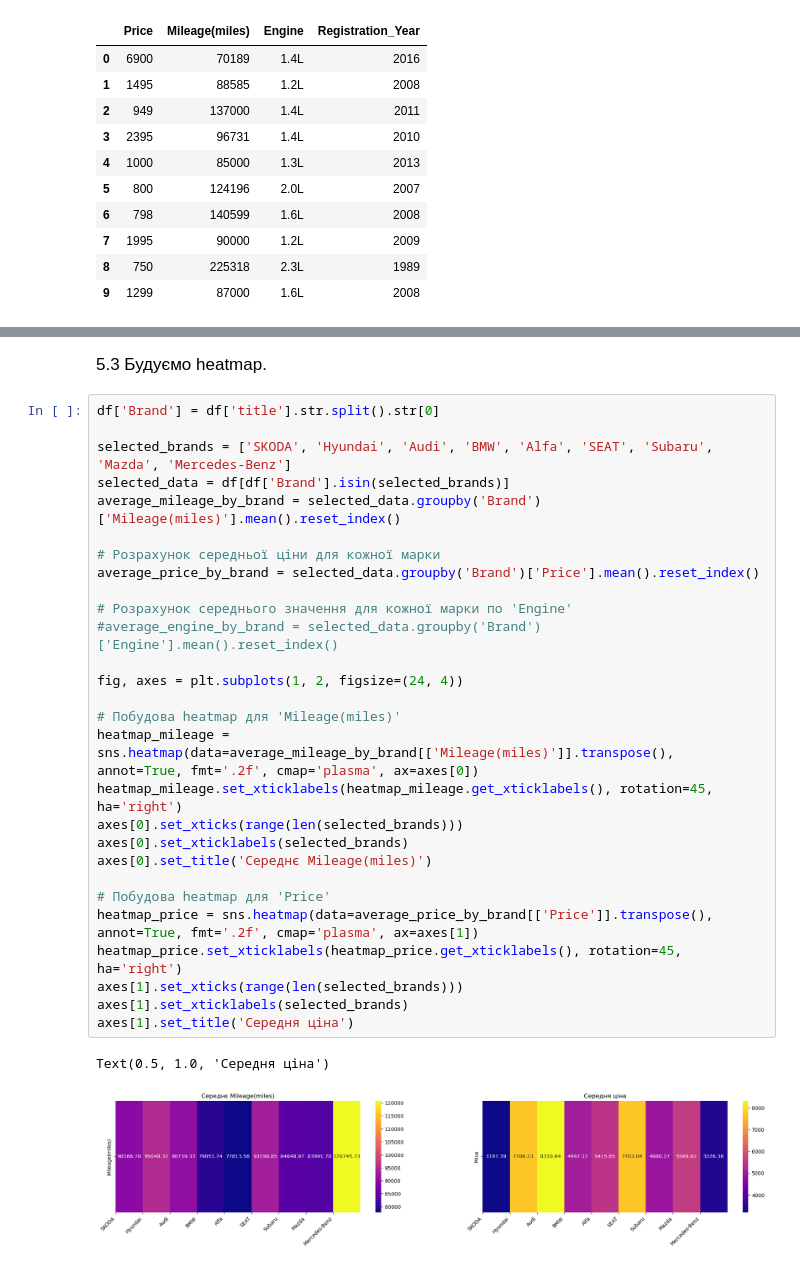
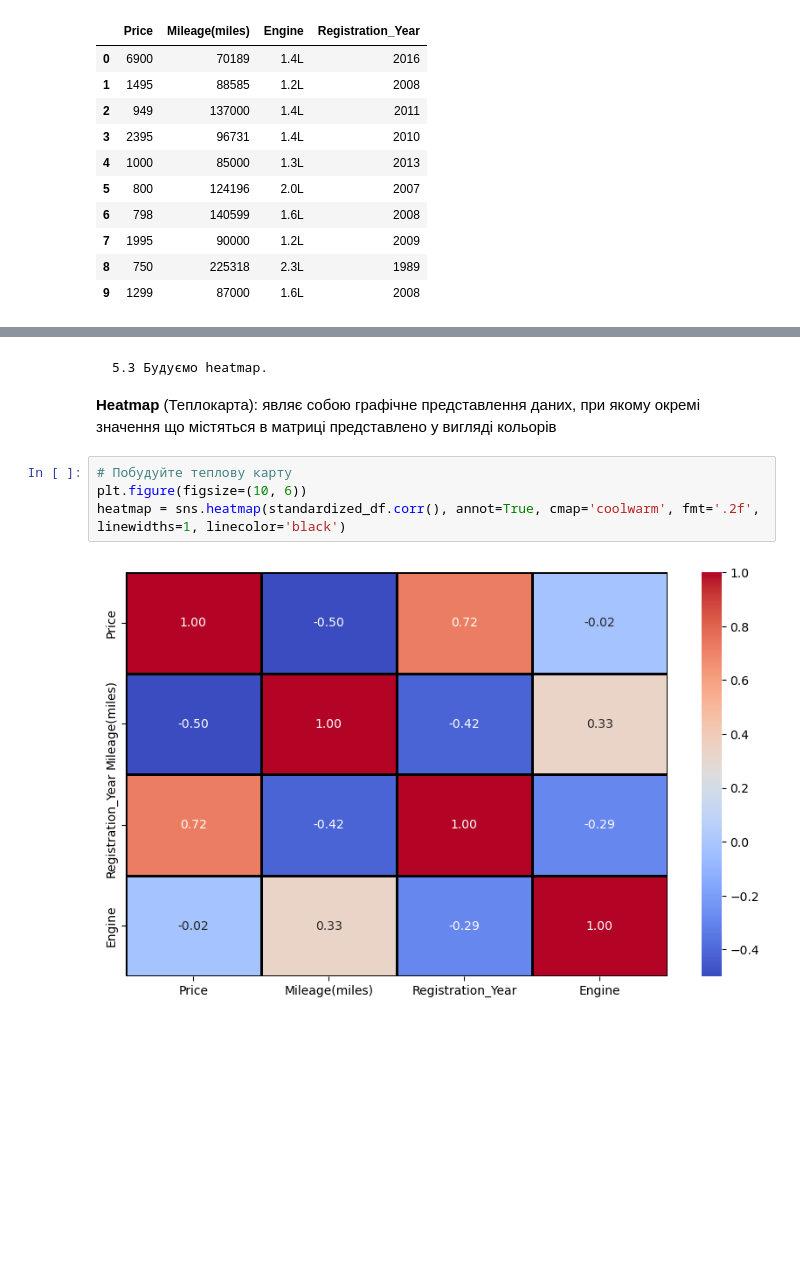
Before and after one commit to artemyak5/SRP, a Jupyter notebook: coursework/main.ipynb, the cells around one changed output, grey strips where cells are left out. Drawn from its saved outputs; the diff is of its cells as text; blank space fills up the shorter version.

```diff
--- a/coursework/main.ipynb
+++ b/coursework/main.ipynb
@@ -267,36 +386,14 @@ sns.barplot(x=df['Registration_Year'], y=df['Mileage(miles)'])
 <Axes: xlabel='Registration_Year', ylabel='Mileage(miles)'>
 [figure]
 # %% [markdown]
-<p style="font-size: 17px;">5.3 Будуємо heatmap.</p>
+    5.3 Будуємо heatmap.
+
+**Heatmap** (Теплокарта):
+являє собою графічне представлення даних, при якому окремі значення що містяться в матриці представлено у вигляді кольорів
-# %%
-df['Brand'] = df['title'].str.split().str[0]
-
-selected_brands = ['SKODA', 'Hyundai', 'Audi', 'BMW', 'Alfa', 'SEAT', 'Subaru', 'Mazda', 'Mercedes-Benz']
-selected_data = df[df['Brand'].isin(selected_brands)]
-average_mileage_by_brand = selected_data.groupby('Brand')['Mileage(miles)'].mean().reset_index()
-
-# Розрахунок середньої ціни для кожної марки
-average_price_by_brand = selected_data.groupby('Brand')['Price'].mean().reset_index()
-
-# Розрахунок середнього значення для кожної марки по 'Engine'
-#average_engine_by_brand = selected_data.groupby('Brand')['Engine'].mean().reset_index()
-
-fig, axes = plt.subplots(1, 2, figsize=(24, 4))
-
-# Побудова heatmap для 'Mileage(miles)'
-heatmap_mileage = sns.heatmap(data=average_mileage_by_brand[['Mileage(miles)']].transpose(), annot=True, fmt='.2f', cmap='plasma', ax=axes[0])
-heatmap_mileage.set_xticklabels(heatmap_mileage.get_xticklabels(), rotation=45, ha='right')
-axes[0].set_xticks(range(len(selected_brands)))
-axes[0].set_xticklabels(selected_brands)
-axes[0].set_title('Середнє Mileage(miles)')
-
-# Побудова heatmap для 'Price'
-heatmap_price = sns.heatmap(data=average_price_by_brand[['Price']].transpose(), annot=True, fmt='.2f', cmap='plasma', ax=axes[1])
-heatmap_price.set_xticklabels(heatmap_price.get_xticklabels(), rotation=45, ha='right')
-axes[1].set_xticks(range(len(selected_brands)))
-axes[1].set_xticklabels(selected_brands)
-axes[1].set_title('Середня ціна')
-# %% [output]
-Text(0.5, 1.0, 'Середня ціна')
-[figure, removed]
+# %%
+# Побудуйте теплову карту
+plt.figure(figsize=(10, 6))
+heatmap = sns.heatmap(standardized_df.corr(), annot=True, cmap='coolwarm', fmt='.2f', linewidths=1, linecolor='black')
+# %% [output]
+[figure, added]
 # %% [markdown]
```
Also changed, not shown: parts of 81 cells of this notebook, 9 other files.
